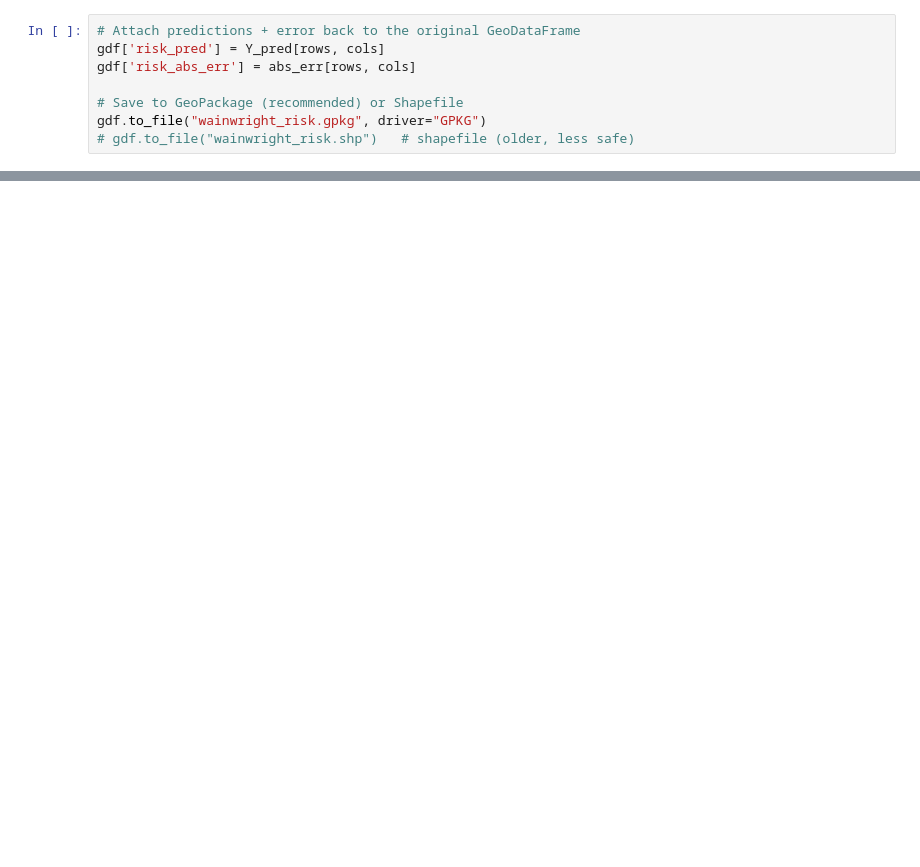
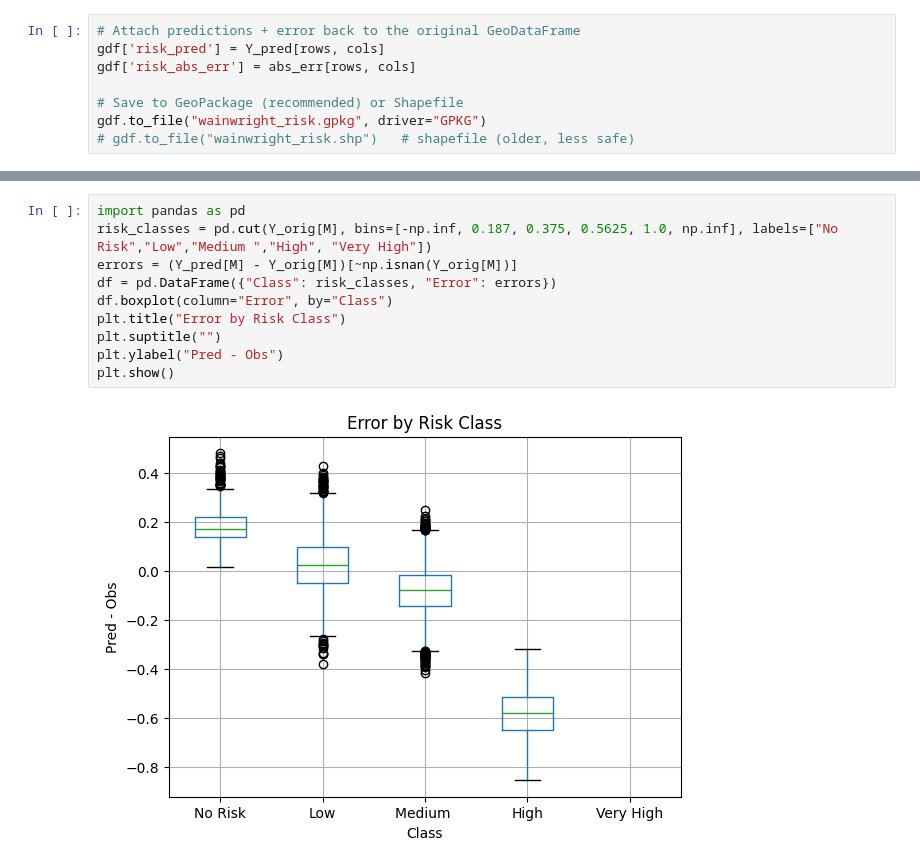
Before and after one commit to EmineSenkardesler/R121_02, a Jupyter notebook: codes/autoencoder_02.ipynb, the cells around one changed output, grey strips where cells are left out. Saved outputs shown, nothing was run; the diff lists cells and outputs as text; blank space fills up the shorter version.

```diff
--- a/codes/autoencoder_02.ipynb
+++ b/codes/autoencoder_02.ipynb
@@ -313,0 +366,12 @@ gdf.to_file("wainwright_risk.gpkg", driver="GPKG")
+# %%
+import pandas as pd
+risk_classes = pd.cut(Y_orig[M], bins=[-np.inf, 0.187, 0.375, 0.5625, 1.0, np.inf], labels=["No Risk","Low","Medium ","High", "Very High"])
+errors = (Y_pred[M] - Y_orig[M])[~np.isnan(Y_orig[M])]
+df = pd.DataFrame({"Class": risk_classes, "Error": errors})
+df.boxplot(column="Error", by="Class")
+plt.title("Error by Risk Class")
+plt.suptitle("")
+plt.ylabel("Pred - Obs")
+plt.show()
+# %% [output]
+[figure, added]
```
Also changed, not shown: parts of 9 cells of this notebook, 4 other files.
